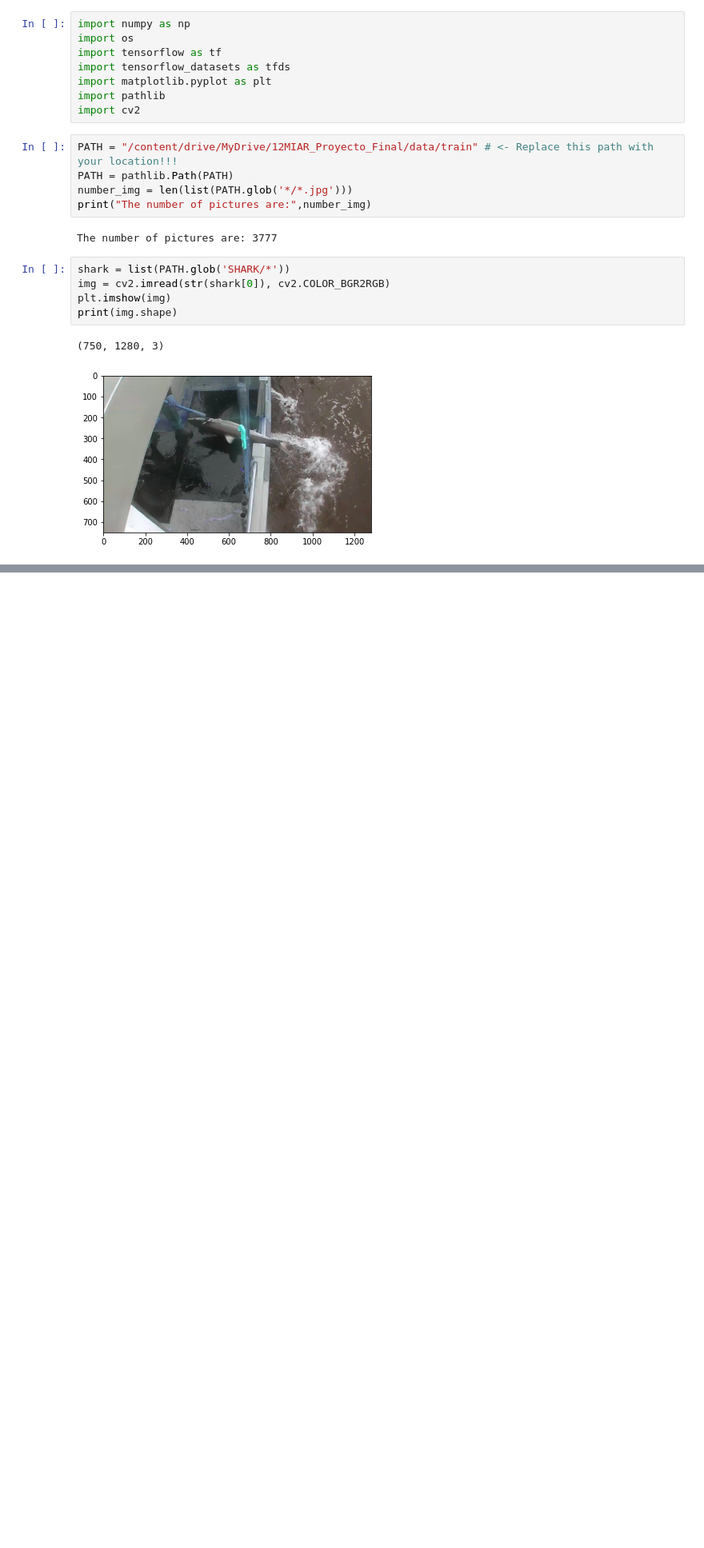
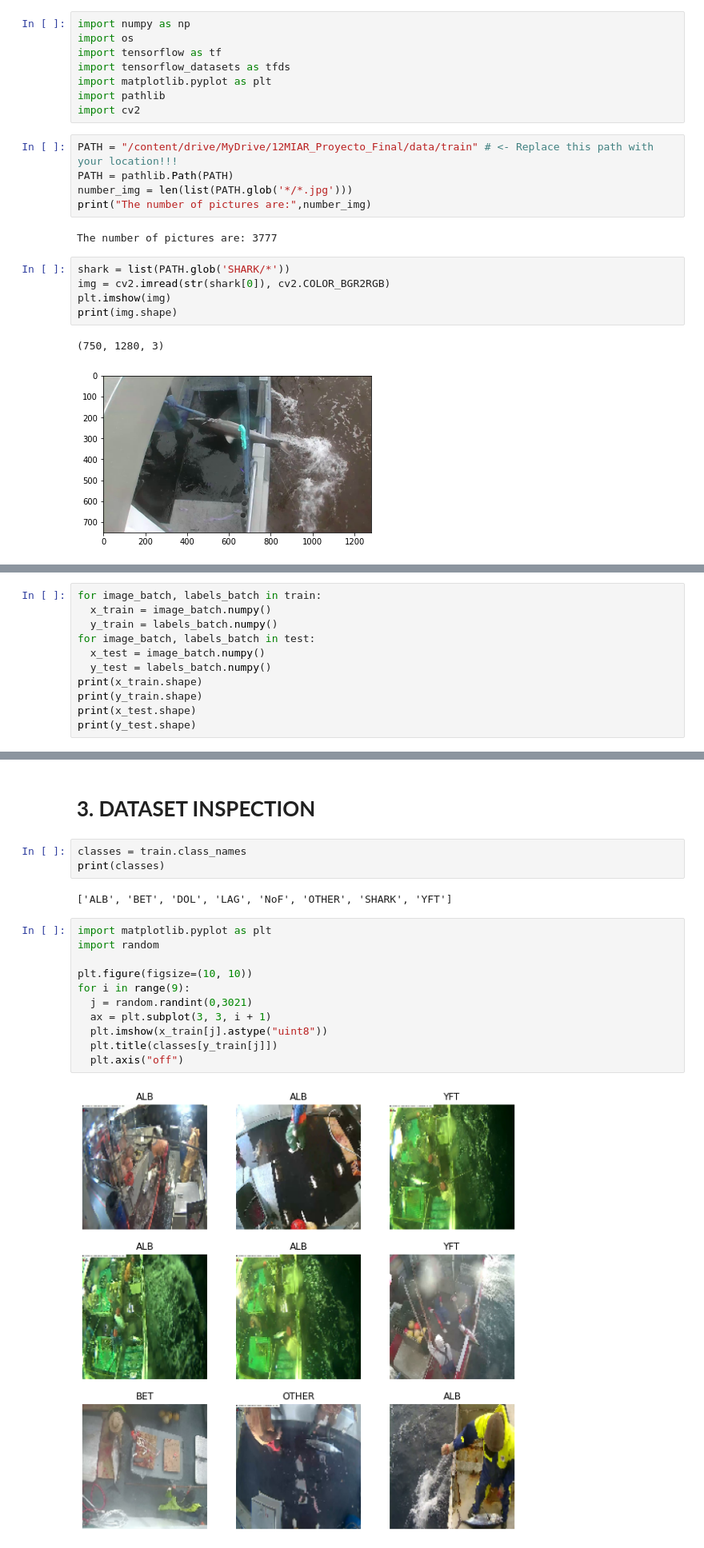
Before and after one commit to SamuelBrand97/Deep-Learning, a Jupyter notebook: Convolutional_Neural_Network(CNN).ipynb, the cells around one changed output, grey strips where cells are left out. Shown at 80% size. Drawn from its saved outputs; the diff is of its cells as text; blank space fills up the shorter version.

```diff
--- a/Convolutional_Neural_Network(CNN).ipynb
+++ b/Convolutional_Neural_Network(CNN).ipynb
@@ -64,0 +66,11 @@ Using 755 files for validation.
+# %%
+for image_batch, labels_batch in train:
+  x_train = image_batch.numpy()
+  y_train = labels_batch.numpy()
+for image_batch, labels_batch in test:
+  x_test = image_batch.numpy()
+  y_test = labels_batch.numpy()
+print(x_train.shape)
+print(y_train.shape)
+print(x_test.shape)
+print(y_test.shape)
@@ -64,0 +82,20 @@ Using 755 files for validation.
+# %% [markdown]
+# **3. DATASET INSPECTION**
+# %%
+classes = train.class_names
+print(classes)
+# %% [output]
+['ALB', 'BET', 'DOL', 'LAG', 'NoF', 'OTHER', 'SHARK', 'YFT']
+# %%
+import matplotlib.pyplot as plt
+import random
+
+plt.figure(figsize=(10, 10))
+for i in range(9):
+  j = random.randint(0,3021)
+  ax = plt.subplot(3, 3, i + 1)
+  plt.imshow(x_train[j].astype("uint8"))
+  plt.title(classes[y_train[j]])
+  plt.axis("off")
+# %% [output]
+[figure, added]
```
Also changed, not shown: parts of 22 cells of this notebook.
